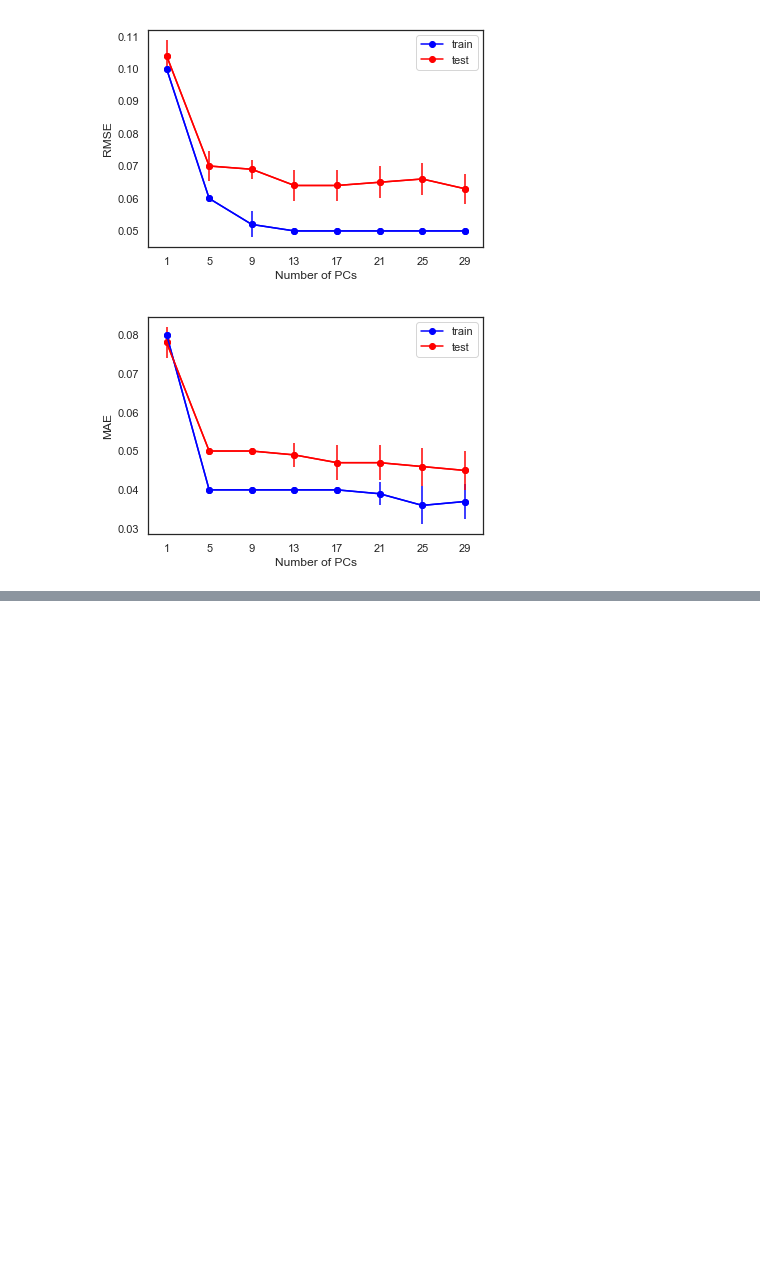
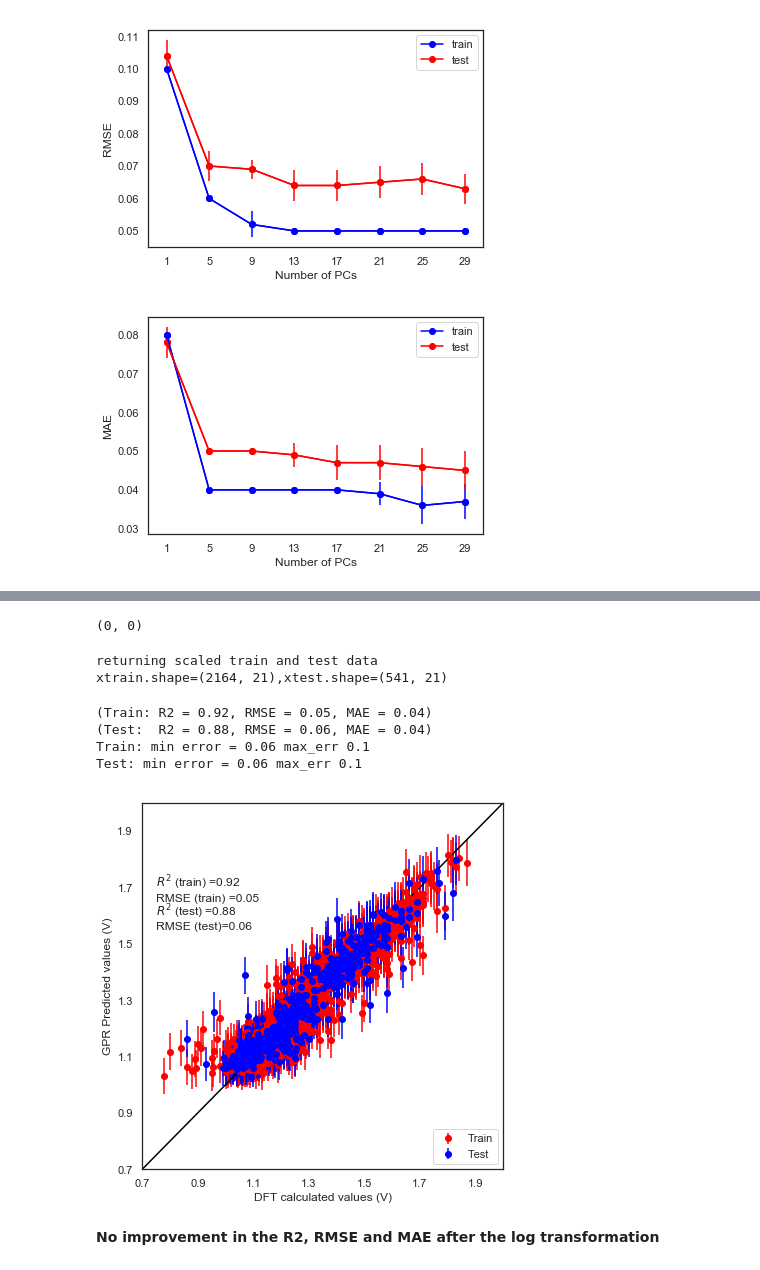
Before and after one commit to akashjn/Machine_Learning_Chemistry, a Jupyter notebook: Reduction Potential/Exploring_Effect_of_Feature_Number.ipynb, the cells around one changed output, grey strips where cells are left out. Saved outputs shown, nothing was run; the diff lists cells and outputs as text; code cells hidden in the pictures; blank space fills up the shorter version.

```diff
--- a/Reduction Potential/Exploring_Effect_of_Feature_Number.ipynb
+++ b/Reduction Potential/Exploring_Effect_of_Feature_Number.ipynb
@@ -1177,0 +1264,3 @@ plt.show()
+# %%
+Xlog=pd.concat([df,lof_no_outliers.drop(columns=df.columns)],axis=1)
+Xlog
@@ -1177,0 +1281,19 @@ plt.show()
+# %%
+Xlog.isnull().sum(axis=0).sum(), Xlog.isna().sum(axis=0).sum()
+# %% [output]
+(0, 0)
+# %%
+X = Xlog
+y = Ered_data_lof['Ered(V)']
+y_test,ypred_test,yerr_test,y_train, ypred_train, yerr_train=gpr_one_pca_pytorch(X=X,y=y,train_by_test=0.8,nPC=21)
+plot_Ered_gpr(y_true_train=y_train,y_pred_train=ypred_train,y_true_test=y_test,y_pred_test=ypred_test,y_pred_err_train=yerr_train,y_pred_err_test=yerr_test,err_bar=True,showfig=True,savefig=False,data=False)
+# %% [output]
+returning scaled train and test data
+xtrain.shape=(2164, 21),xtest.shape=(541, 21)
+(Train: R2 = 0.92, RMSE = 0.05, MAE = 0.04)
+(Test:  R2 = 0.88, RMSE = 0.06, MAE = 0.04)
+Train: min error = 0.06 max_err 0.1
+Test: min error = 0.06 max_err 0.1
+[figure, added]
+# %% [markdown]
+**No improvement in the R2, RMSE and MAE after the log transformation**
```
Also changed, not shown: parts of 11 cells of this notebook.
